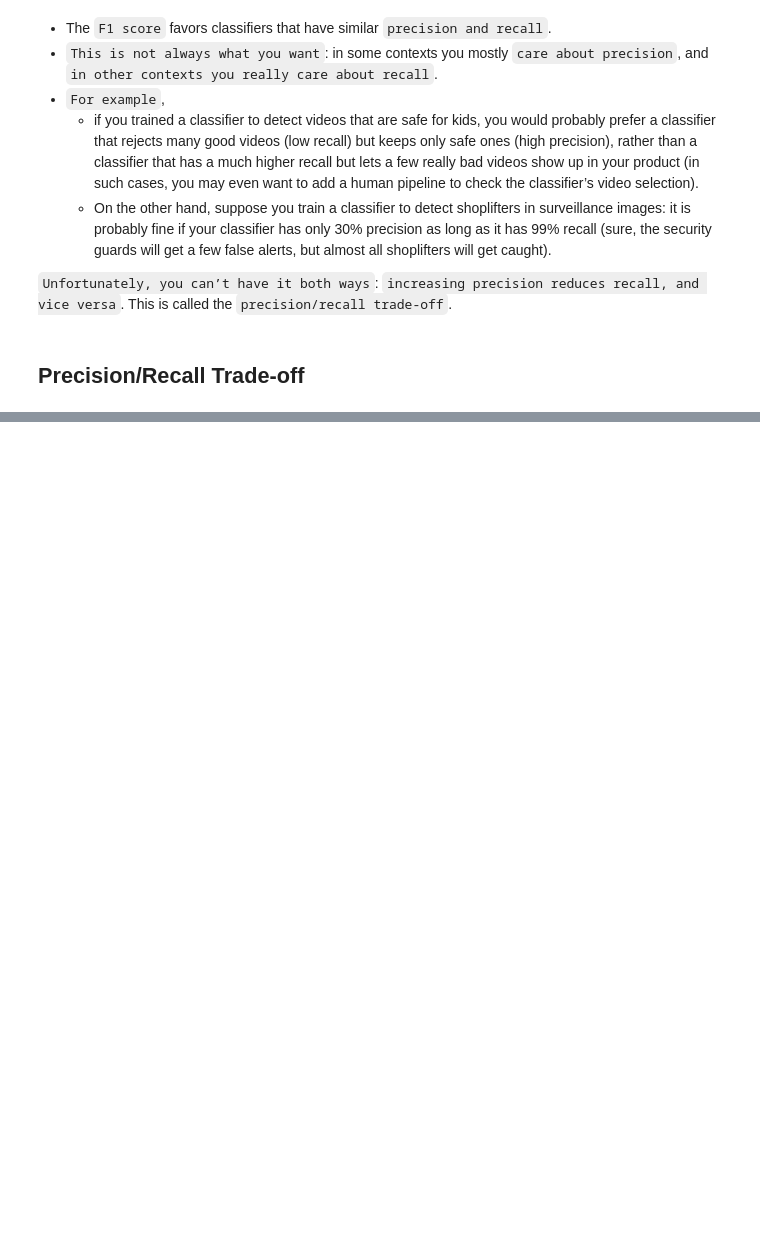
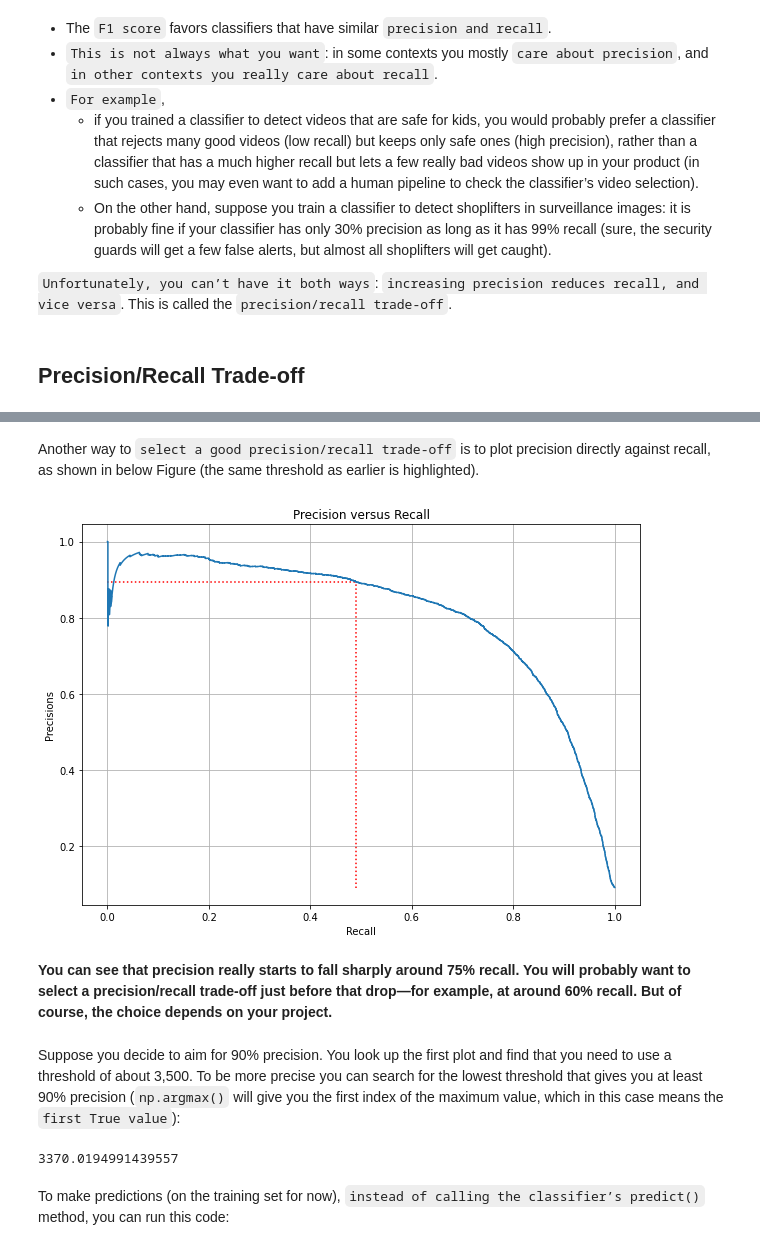
Before and after one commit to SachinGarg10/hands_on_ml_book_projects, a Jupyter notebook: ch3_classification.ipynb, the cells around one changed output, grey strips where cells are left out. Cells and saved outputs as stored; diff of their text form; code cells hidden in the pictures; blank space fills up the shorter version.

```diff
--- a/ch3_classification.ipynb
+++ b/ch3_classification.ipynb
@@ -473,0 +562,21 @@ Figure 3-3 shows a few digits positioned from the lowest score on the left to th
+# %% [markdown]
+Another way to `select a good precision/recall trade-off` is to plot precision directly against recall, as shown in below Figure (the same threshold as earlier is highlighted).
+# %%
+def plot_precision_vs_recall(precisions, recalls):
+    plt.figure(figsize=(10, 7))
+    plt.plot(recalls, precisions)
+    plt.xlabel('Recall')
+    plt.ylabel('Precisions')
+    plt.title('Precision versus Recall')
+    plt.vlines(recalls[57000], precisions.min(), precisions[57000], colors='r', linestyles='dotted')
+    plt.hlines(precisions[57000], recalls.min(), recalls[57000], colors='r', linestyles='dotted')
+    plt.grid()
+
+plot_precision_vs_recall(precisions, recalls)
+plt.show()
+# %% [output]
+[figure, added]
+# %% [markdown]
+**You can see that precision really starts to fall sharply around 75% recall. You will probably want to select a precision/recall trade-off just before that drop—for example, at around 60% recall. But of course, the choice depends on your project.**
+# %% [markdown]
+Suppose you decide to aim for 90% precision. You look up the first plot and find that you need to use a threshold of about 3,500. To be more precise you can search for the lowest threshold that gives you at least 90% precision (`np.argmax()` will give you the first index of the maximum value, which in this case means the `first True value`):
@@ -473,0 +585,6 @@ Figure 3-3 shows a few digits positioned from the lowest score on the left to th
+# %%
+threshold_90_precision
+# %% [output]
+3370.0194991439557
+# %% [markdown]
+To make predictions (on the training set for now), `instead of calling the classifier’s predict()` method, you can run this code:
```
Also changed, not shown: parts of 51 cells of this notebook.
